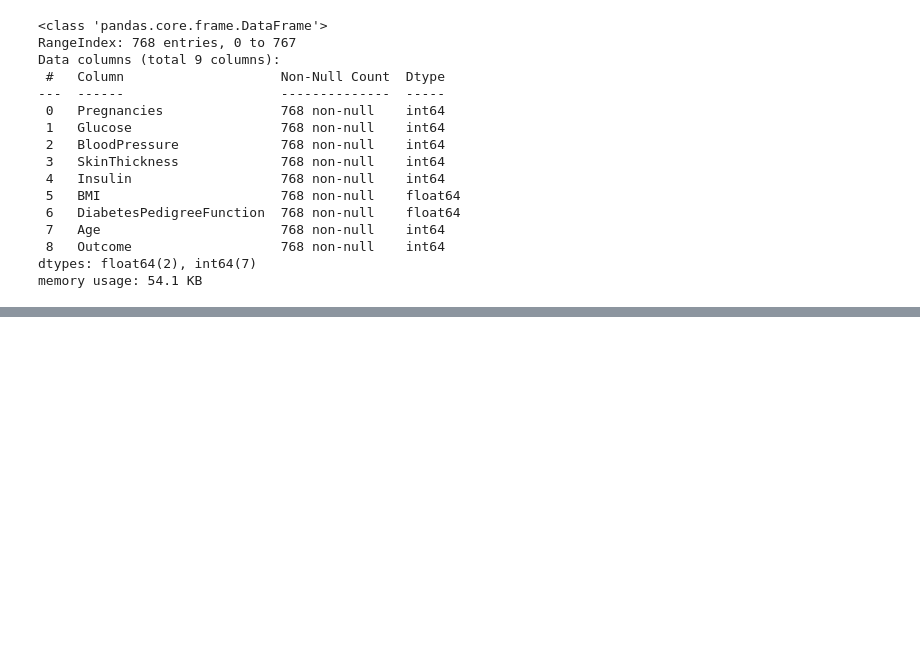
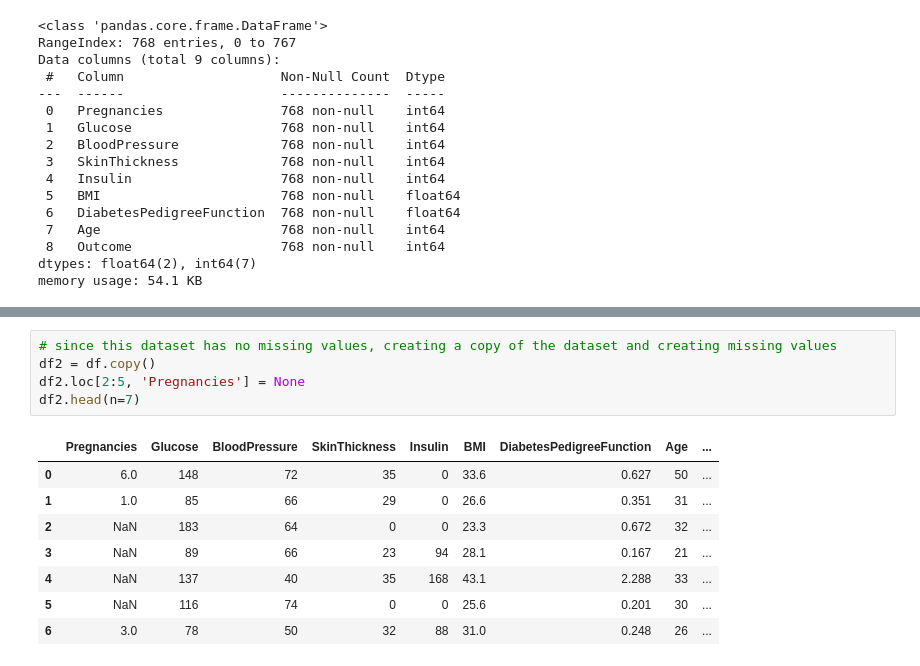
Before and after one commit to mm10111/scaling-octo-engine, a Jupyter notebook: pandas_tutorial.ipynb, the cells around one changed output, grey strips where cells are left out. Saved outputs shown, nothing was run; the diff lists cells and outputs as text; blank space fills up the shorter version.

Commit message:
Add files via upload
check for missing values

```diff
--- a/pandas_tutorial.ipynb
+++ b/pandas_tutorial.ipynb
@@ -191,0 +226,14 @@ memory usage: 54.1 KB
+# %%
+# since this dataset has no missing values, creating a copy of the dataset and creating missing values
+df2 = df.copy()
+df2.loc[2:5, 'Pregnancies'] = None
+df2.head(n=7)
+# %% [output]
+|  | Pregnancies | Glucose | BloodPressure | SkinThickness | Insulin | BMI | DiabetesPedigreeFunction | Age | ... |
+| 0 | 6.0 | 148 | 72 | 35 | 0 | 33.6 | 0.627 | 50 | ... |
+| 1 | 1.0 | 85 | 66 | 29 | 0 | 26.6 | 0.351 | 31 | ... |
+| 2 | NaN | 183 | 64 | 0 | 0 | 23.3 | 0.672 | 32 | ... |
+| 3 | NaN | 89 | 66 | 23 | 94 | 28.1 | 0.167 | 21 | ... |
+| 4 | NaN | 137 | 40 | 35 | 168 | 43.1 | 2.288 | 33 | ... |
+| 5 | NaN | 116 | 74 | 0 | 0 | 25.6 | 0.201 | 30 | ... |
+| 6 | 3.0 | 78 | 50 | 32 | 88 | 31.0 | 0.248 | 26 | ... |
```
Also changed, not shown: parts of 9 cells of this notebook.
